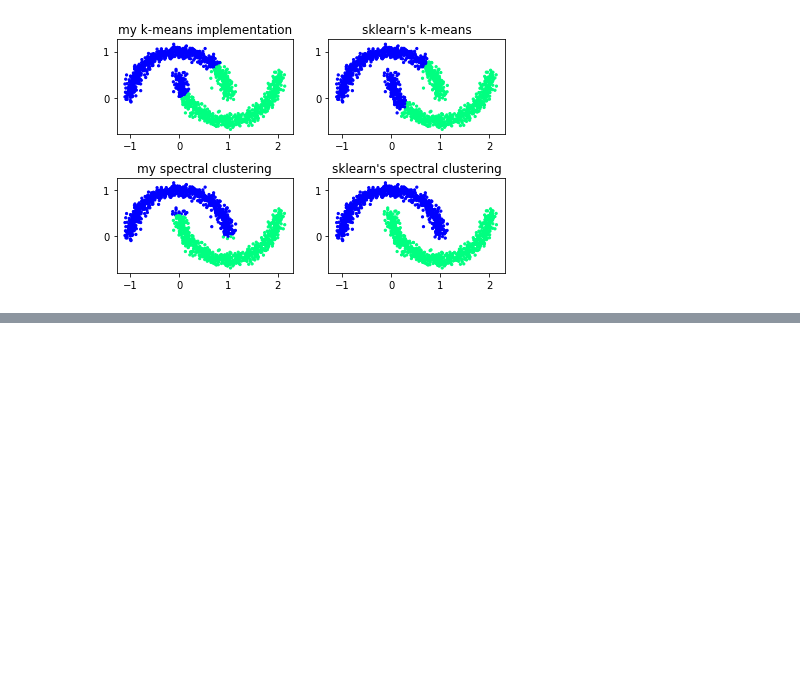
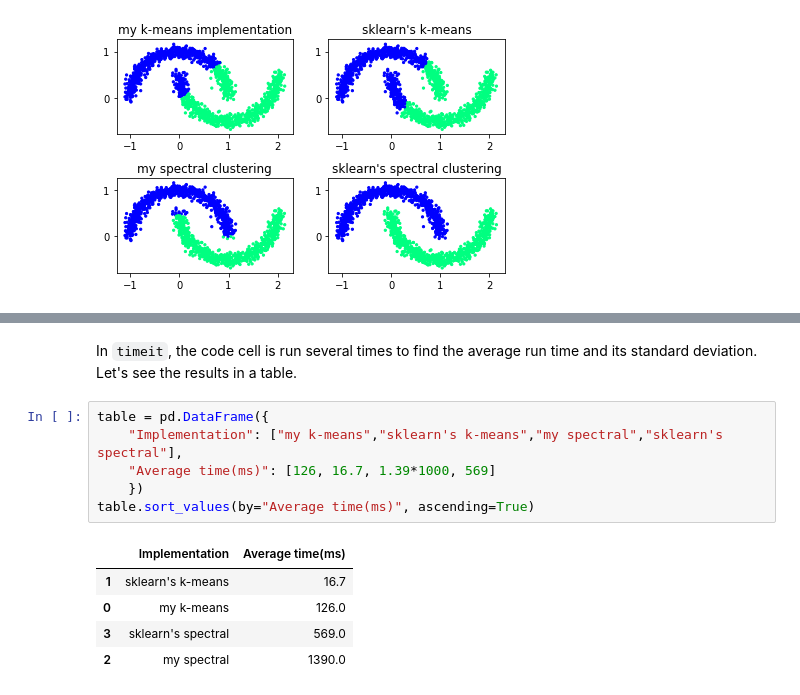
Before and after one commit to comp-machine-learning-spring2021/portfolio-HelenaSG, a Jupyter notebook: coding_element_1/ce1-notes.ipynb, the cells around one changed output, grey strips where cells are left out. Cells and saved outputs as stored; diff of their text form; blank space fills up the shorter version.

```diff
--- a/coding_element_1/ce1-notes.ipynb
+++ b/coding_element_1/ce1-notes.ipynb
@@ -143,0 +190,14 @@ While this comparison between k-means and spectral clustering, we now have some
+# %% [markdown]
+In `timeit`, the code cell is run several times to find the average run time and its standard deviation. Let's see the results in a table.
+# %%
+table = pd.DataFrame({
+    "Implementation": ["my k-means","sklearn's k-means","my spectral","sklearn's spectral"],
+    "Average time(ms)": [126, 16.7, 1.39*1000, 569]
+    })
+table.sort_values(by="Average time(ms)", ascending=True)
+# %% [output]
+|  | Implementation | Average time(ms) |
+| 1 | sklearn's k-means | 16.7 |
+| 0 | my k-means | 126.0 |
+| 3 | sklearn's spectral | 569.0 |
+| 2 | my spectral | 1390.0 |
```
Also changed, not shown: parts of 13 cells of this notebook.
